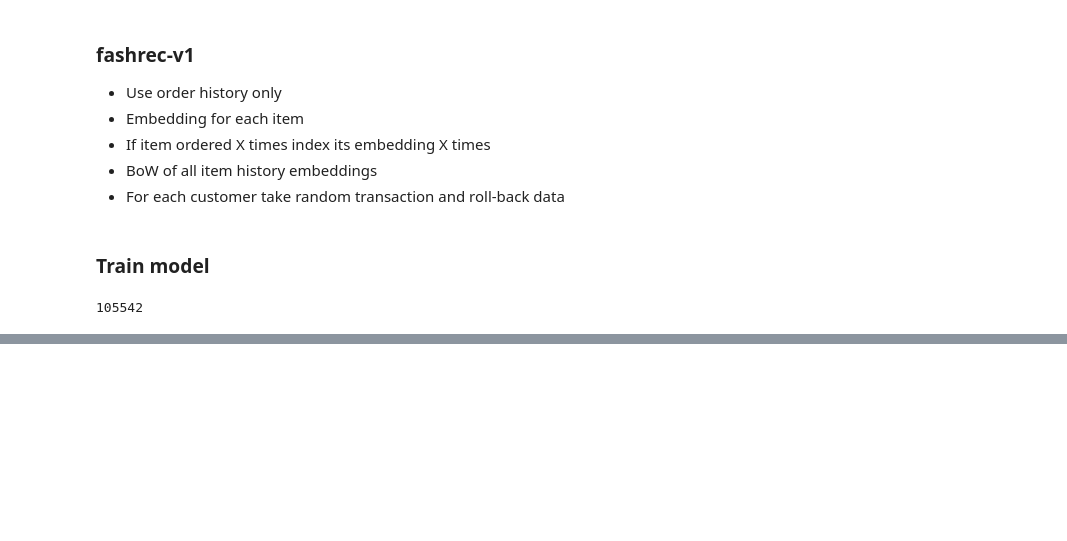
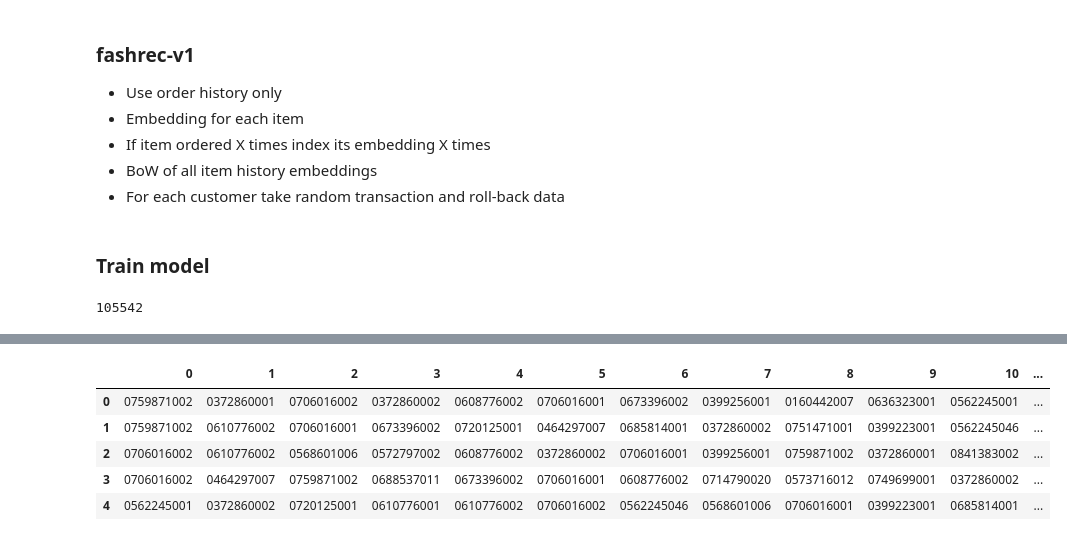
Before and after one commit to stevieg3/fashion-recommendations, a Jupyter notebook: notebooks/05-FashionRecV1.ipynb, the cells around one changed output, grey strips where cells are left out. Cells and saved outputs as stored; diff of their text form; code cells hidden in the pictures; blank space fills up the shorter version.

```diff
--- a/notebooks/05-FashionRecV1.ipynb
+++ b/notebooks/05-FashionRecV1.ipynb
@@ -367,0 +369,4 @@ TODO
+# %%
+articles_df = pd.read_csv('data/articles.csv', dtype={'article_id': str})  # Make sure article_id is being loading in as a string
+print(articles_df.shape)
+articles_df.head()
@@ -367,0 +382,11 @@ TODO
+# %%
+article_idx_to_id = dict(
+    zip(
+        articles_df.index + 2,
+        articles_df['article_id']
+    )
+)
+
+# Map to random article for 0 (pad) and 1 (no history) indices
+article_idx_to_id[0] = '0108775015'
+article_idx_to_id[1] = '0108775015'
@@ -367,0 +405,3 @@ TODO
+# %%
+for col in range(12):
+  top_12_predictions_df[col] = top_12_predictions_df[col].map(article_idx_to_id)
@@ -367,0 +412,9 @@ TODO
+# %%
+top_12_predictions_df.head()
+# %% [output]
+|  | 0 | 1 | 2 | 3 | 4 | 5 | 6 | 7 | 8 | 9 | 10 | ... |
+| 0 | 0759871002 | 0372860001 | 0706016002 | 0372860002 | 0608776002 | 0706016001 | 0673396002 | 0399256001 | 0160442007 | 0636323001 | 0562245001 | ... |
+| 1 | 0759871002 | 0610776002 | 0706016001 | 0673396002 | 0720125001 | 0464297007 | 0685814001 | 0372860002 | 0751471001 | 0399223001 | 0562245046 | ... |
+| 2 | 0706016002 | 0610776002 | 0568601006 | 0572797002 | 0608776002 | 0372860002 | 0706016001 | 0399256001 | 0759871002 | 0372860001 | 0841383002 | ... |
+| 3 | 0706016002 | 0464297007 | 0759871002 | 0688537011 | 0673396002 | 0706016001 | 0608776002 | 0714790020 | 0573716012 | 0749699001 | 0372860002 | ... |
+| 4 | 0562245001 | 0372860002 | 0720125001 | 0610776001 | 0610776002 | 0706016002 | 0562245046 | 0568601006 | 0706016001 | 0399223001 | 0685814001 | ... |
```
Also changed, not shown: parts of 25 cells of this notebook.
